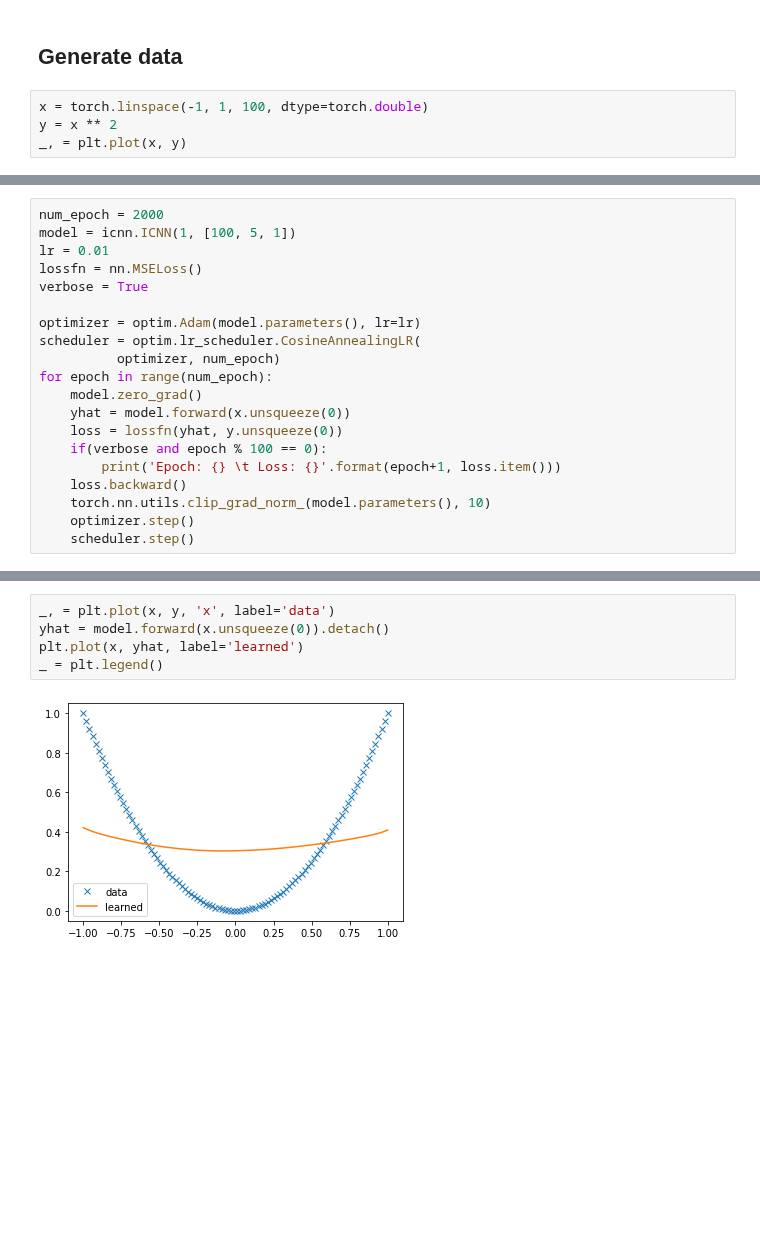
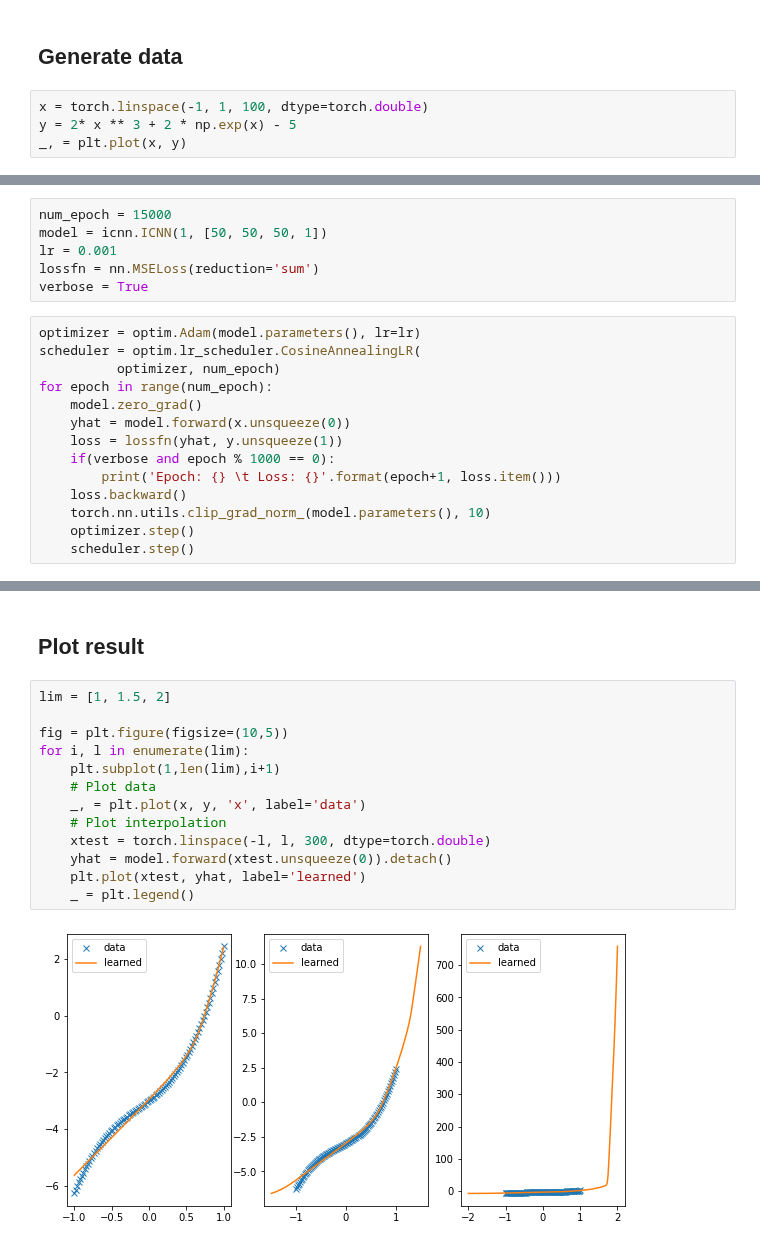
Before and after one commit to Nusha97/Layered-control-architectures-for-Robotics, a Jupyter notebook: tracking/test_icnn.ipynb, the cells around one changed output, grey strips where cells are left out. Cells and saved outputs as stored; diff of their text form; blank space fills up the shorter version.

```diff
--- a/tracking/test_icnn.ipynb
+++ b/tracking/test_icnn.ipynb
@@ -12,6 +15,6 @@ import torch.optim as optim
 ## Generate data
 # %%
 x = torch.linspace(-1, 1, 100, dtype=torch.double)
-y = x ** 2
+y = 2* x ** 3 + 2 * np.exp(x) - 5
 _, = plt.plot(x, y)
 # %% [output]
@@ -19,18 +24,18 @@ _, = plt.plot(x, y)
+# %%
+num_epoch = 15000
+model = icnn.ICNN(1, [50, 50, 50, 1])
+lr = 0.001
+lossfn = nn.MSELoss(reduction='sum')
+verbose = True
 # %%
-num_epoch = 2000
-model = icnn.ICNN(1, [100, 5, 1])
-lr = 0.01
-lossfn = nn.MSELoss()
-verbose = True
-
 optimizer = optim.Adam(model.parameters(), lr=lr)
 scheduler = optim.lr_scheduler.CosineAnnealingLR(
           optimizer, num_epoch)
 for epoch in range(num_epoch):
     model.zero_grad()
     yhat = model.forward(x.unsqueeze(0))
-    loss = lossfn(yhat, y.unsqueeze(0))
-    if(verbose and epoch % 100 == 0):
+    loss = lossfn(yhat, y.unsqueeze(1))
+    if(verbose and epoch % 1000 == 0):
         print('Epoch: {} \t Loss: {}'.format(epoch+1, loss.item()))
     loss.backward()
     torch.nn.utils.clip_grad_norm_(model.parameters(), 10)
@@ -60,7 +60,17 @@ Epoch: 1901      Loss: 0.09353879781772208
+# %% [markdown]
+## Plot result
 # %%
-_, = plt.plot(x, y, 'x', label='data')
-yhat = model.forward(x.unsqueeze(0)).detach()
-plt.plot(x, yhat, label='learned')
-_ = plt.legend()
+lim = [1, 1.5, 2]
+
+fig = plt.figure(figsize=(10,5))
+for i, l in enumerate(lim):
+    plt.subplot(1,len(lim),i+1)
+    # Plot data
+    _, = plt.plot(x, y, 'x', label='data')
+    # Plot interpolation
+    xtest = torch.linspace(-l, l, 300, dtype=torch.double)
+    yhat = model.forward(xtest.unsqueeze(0)).detach()
+    plt.plot(xtest, yhat, label='learned')
+    _ = plt.legend()
 # %% [output]
-[figure, old version]
+[figure, new version]
```
Also changed, not shown: parts of 4 cells of this notebook, 2 other files.
